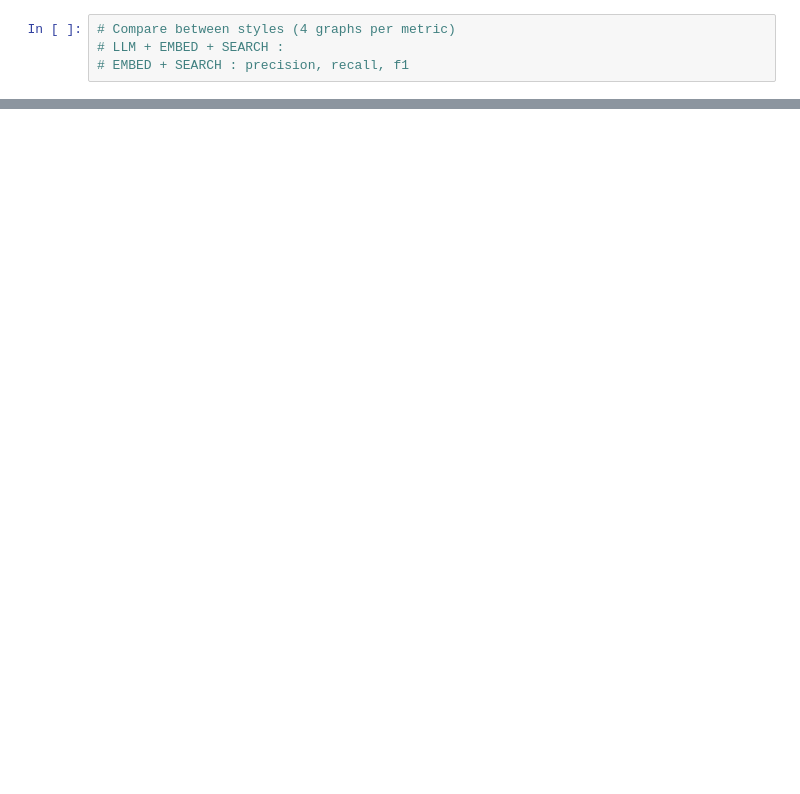
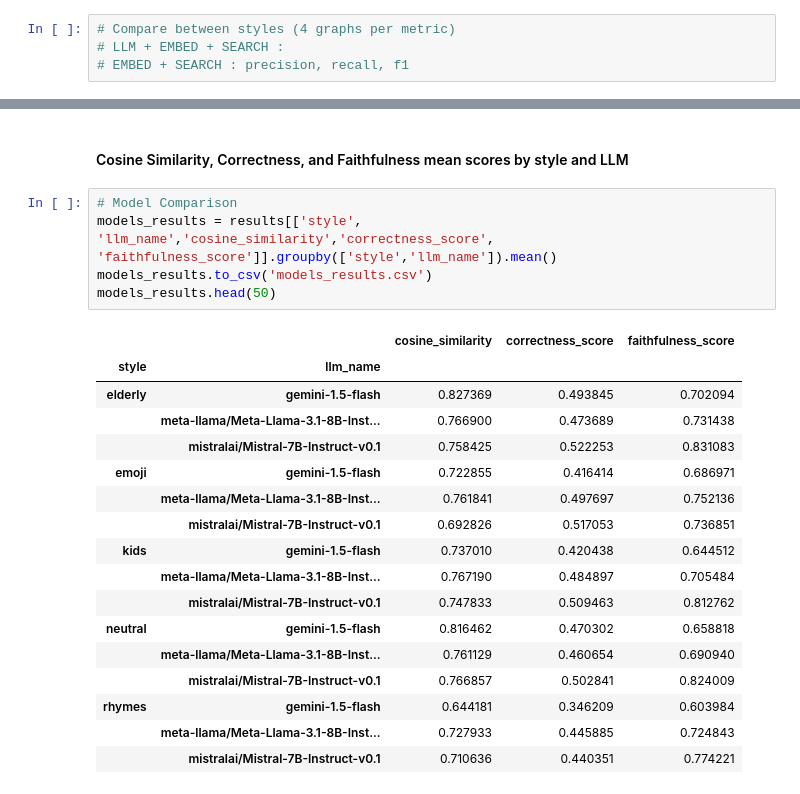
Before and after one commit to DanaMikulinsky/FinalProject, a Jupyter notebook: backend/evaluation/Graphs.ipynb, the cells around one changed output, grey strips where cells are left out. Drawn from its saved outputs; the diff is of its cells as text; blank space fills up the shorter version.

```diff
--- a/backend/evaluation/Graphs.ipynb
+++ b/backend/evaluation/Graphs.ipynb
@@ -38,0 +56,25 @@ retriever_results
+# %% [markdown]
+#### Cosine Similarity, Correctness, and Faithfulness mean scores by style and LLM
+# %%
+# Model Comparison
+models_results = results[['style', 'llm_name','cosine_similarity','correctness_score', 'faithfulness_score']].groupby(['style','llm_name']).mean()
+models_results.to_csv('models_results.csv')
+models_results.head(50)
+# %% [output]
+|  |  | cosine_similarity | correctness_score | faithfulness_score |
+| style | llm_name |  |  |  |
+| elderly | gemini-1.5-flash | 0.827369 | 0.493845 | 0.702094 |
+|  | meta-llama/Meta-Llama-3.1-8B-Inst... | 0.766900 | 0.473689 | 0.731438 |
+|  | mistralai/Mistral-7B-Instruct-v0.1 | 0.758425 | 0.522253 | 0.831083 |
+| emoji | gemini-1.5-flash | 0.722855 | 0.416414 | 0.686971 |
+|  | meta-llama/Meta-Llama-3.1-8B-Inst... | 0.761841 | 0.497697 | 0.752136 |
+|  | mistralai/Mistral-7B-Instruct-v0.1 | 0.692826 | 0.517053 | 0.736851 |
+| kids | gemini-1.5-flash | 0.737010 | 0.420438 | 0.644512 |
+|  | meta-llama/Meta-Llama-3.1-8B-Inst... | 0.767190 | 0.484897 | 0.705484 |
+|  | mistralai/Mistral-7B-Instruct-v0.1 | 0.747833 | 0.509463 | 0.812762 |
+| neutral | gemini-1.5-flash | 0.816462 | 0.470302 | 0.658818 |
+|  | meta-llama/Meta-Llama-3.1-8B-Inst... | 0.761129 | 0.460654 | 0.690940 |
+|  | mistralai/Mistral-7B-Instruct-v0.1 | 0.766857 | 0.502841 | 0.824009 |
+| rhymes | gemini-1.5-flash | 0.644181 | 0.346209 | 0.603984 |
+|  | meta-llama/Meta-Llama-3.1-8B-Inst... | 0.727933 | 0.445885 | 0.724843 |
+|  | mistralai/Mistral-7B-Instruct-v0.1 | 0.710636 | 0.440351 | 0.774221 |
```
Also changed, not shown: parts of 9 cells of this notebook, 4 other files.
